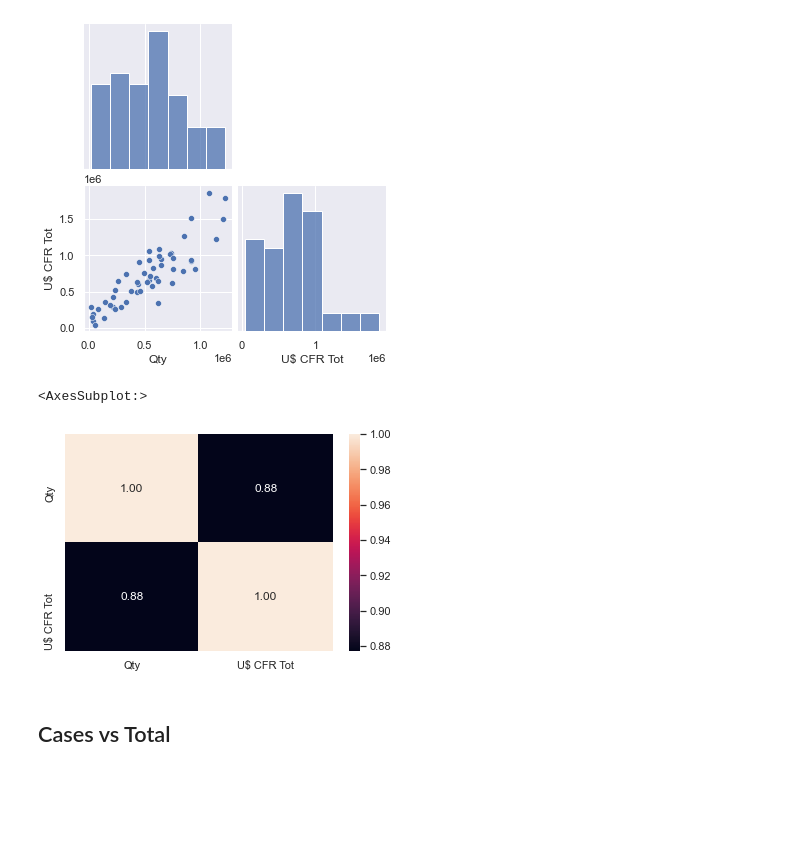
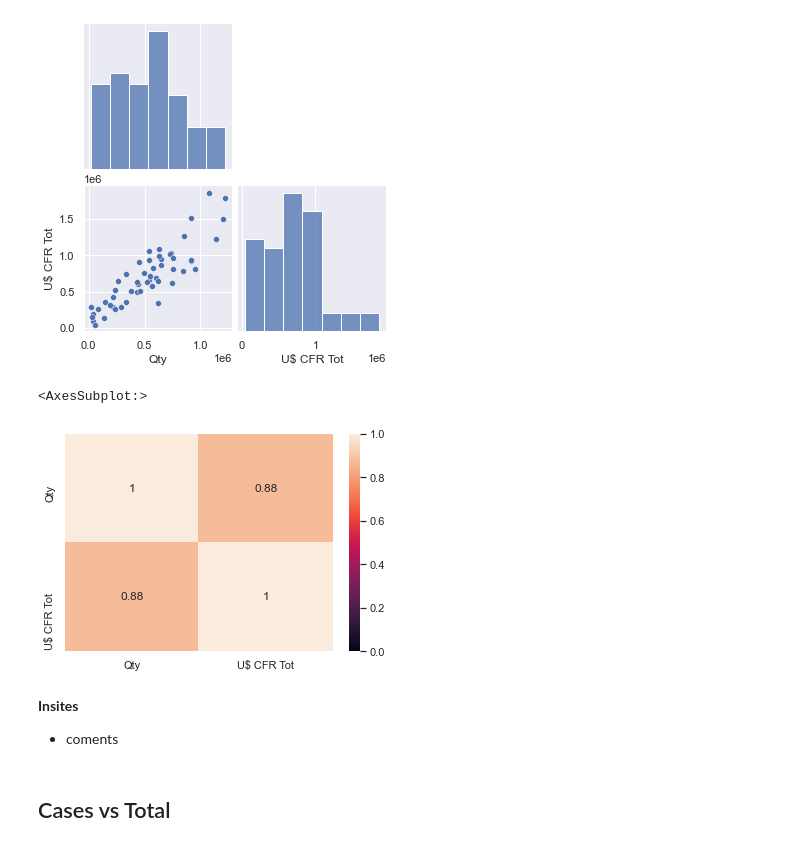
Before and after one commit to RafaelGFernandez01/first_project-, a Jupyter notebook: first-project .ipynb, the cells around one changed output. Saved outputs shown, nothing was run; the diff lists cells and outputs as text; code cells hidden in the pictures; blank space fills up the shorter version.

```diff
--- a/first-project .ipynb
+++ b/first-project .ipynb
@@ -316,12 +292,16 @@ sns.pairplot(total_unified_df[["Qty", "U$ CFR Tot"]], corner=True);
 # %%
 sns.heatmap(
     total_unified_df[["Qty", "U$ CFR Tot"]].corr(),
     annot=True,
-    fmt=".2f",
+    vmin=0,
+    vmax=1
 )
 # %% [output]
 <AxesSubplot:>
-[figure, old version]
+[figure, new version]
+# %% [markdown]
+**Insites**
+- coments
 # %% [markdown]
 ## Cases vs Total
 # %%
```
Also changed, not shown: parts of 21 cells of this notebook.
